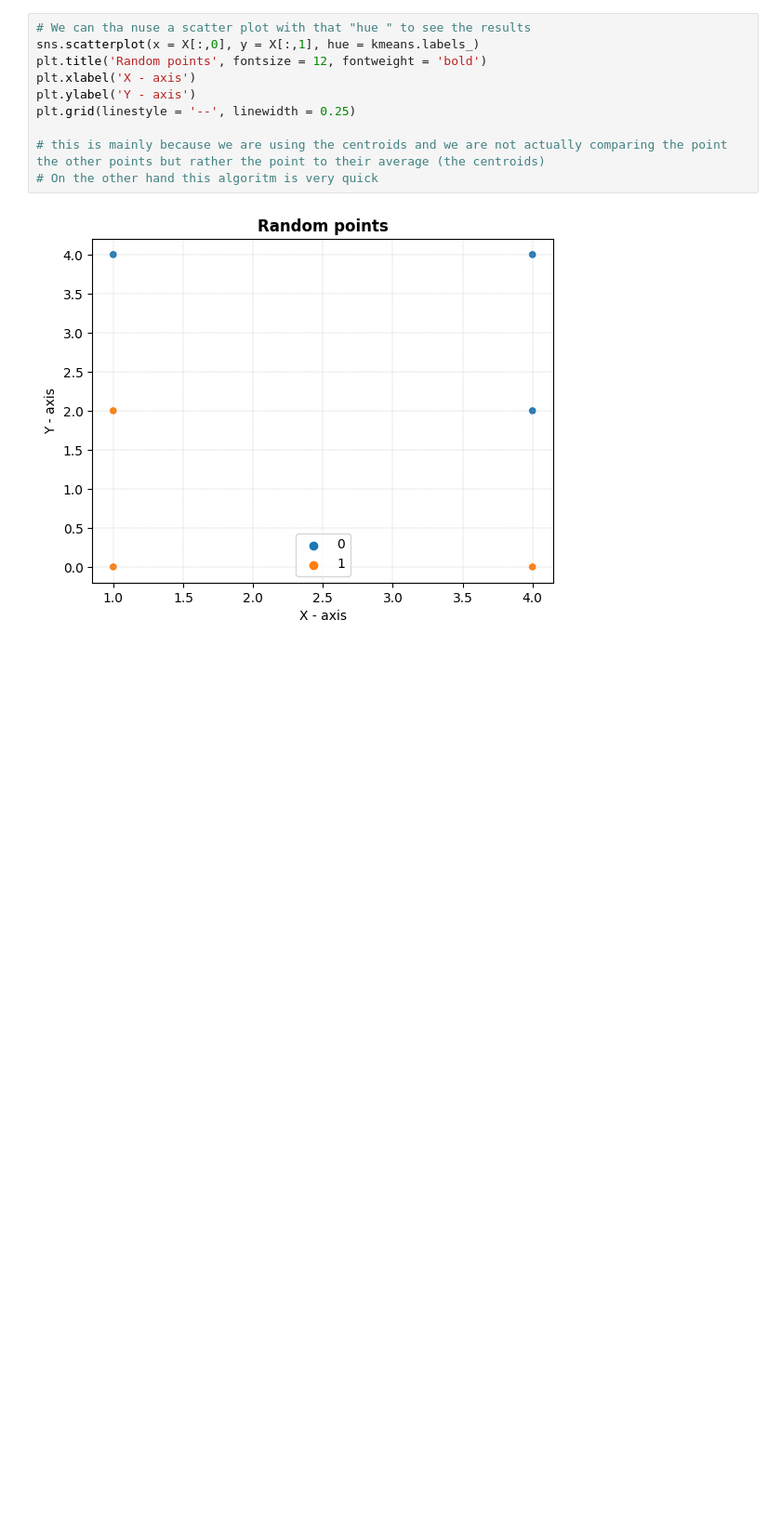
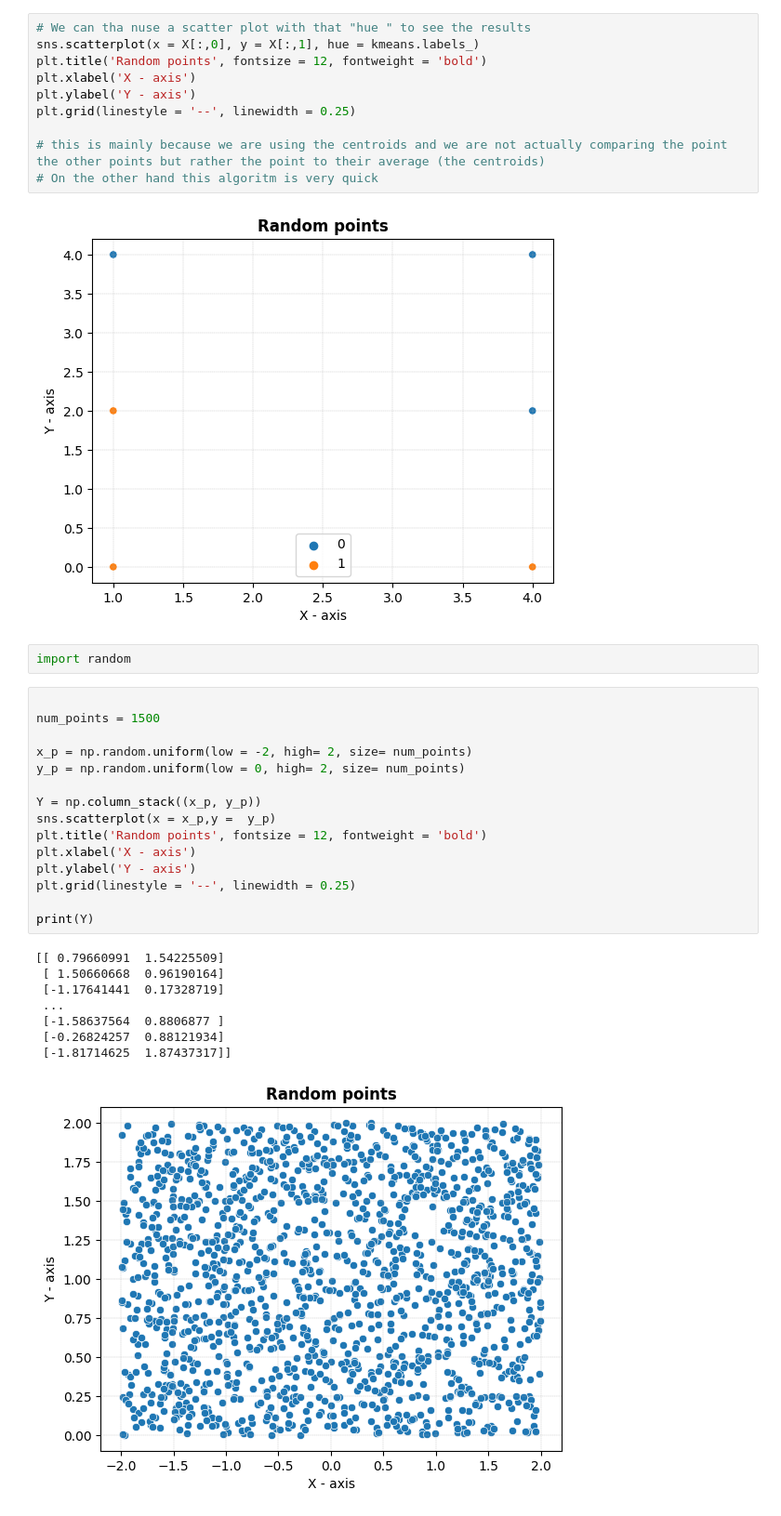
Before and after one commit to jakub-braja/Podstawy-uczenia-maszynowego, a Jupyter notebook: Zajecia_6_Clustering.ipynb, the cells around one changed output. Shown at 93% size. Drawn from its saved outputs; the diff is of its cells as text; blank space fills up the shorter version.

```diff
--- a/Zajecia_6_Clustering.ipynb
+++ b/Zajecia_6_Clustering.ipynb
@@ -149,3 +149,29 @@ plt.grid(linestyle = '--', linewidth = 0.25)
 # On the other hand this algoritm is very quick
 # %% [output]
 [figure]
+# %%
+import random
+# %%
+
+num_points = 1500
+
+x_p = np.random.uniform(low = -2, high= 2, size= num_points)
+y_p = np.random.uniform(low = 0, high= 2, size= num_points)
+
+Y = np.column_stack((x_p, y_p))
+sns.scatterplot(x = x_p,y =  y_p)
+plt.title('Random points', fontsize = 12, fontweight = 'bold')
+plt.xlabel('X - axis')
+plt.ylabel('Y - axis')
+plt.grid(linestyle = '--', linewidth = 0.25)
+
+print(Y)
+# %% [output]
+[[ 0.79660991  1.54225509]
+ [ 1.50660668  0.96190164]
+ [-1.17641441  0.17328719]
+ ...
+ [-1.58637564  0.8806877 ]
+ [-0.26824257  0.88121934]
+ [-1.81714625  1.87437317]]
+[figure, added]
```
Also changed, not shown: parts of 39 cells of this notebook.
